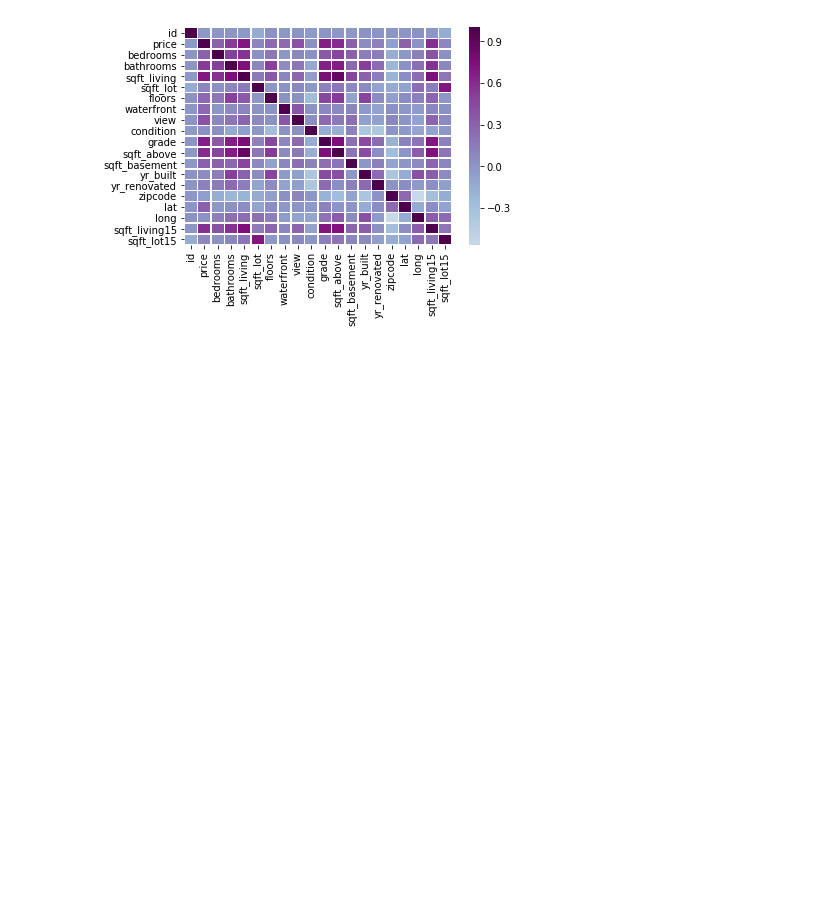
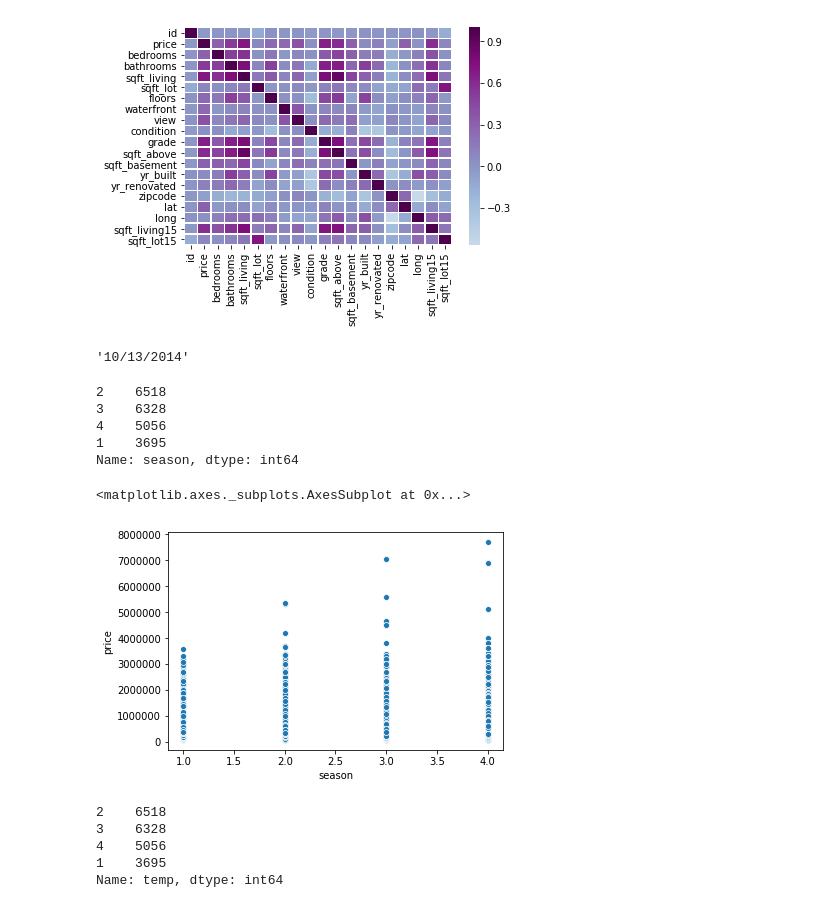
Before and after one commit to matt8955/Mod-1-project, a Jupyter notebook: minna_student.ipynb, the cells around one changed output. Drawn from its saved outputs; the diff is of its cells as text; code cells hidden in the pictures; blank space fills up the shorter version.

```diff
--- a/minna_student.ipynb
+++ b/minna_student.ipynb
@@ -765,3 +697,38 @@ import seaborn as sns
 sns.heatmap(df.corr(), center=0, linewidth = 0.5, cmap = 'BuPu');
 # %% [output]
 [figure]
+# %%
+df['date']
+# %% [output]
+'10/13/2014'
+# %%
+from datetime import datetime
+
+df['date'] =  pd.to_datetime(df['date'], format='%m/%d/%Y')
+df['month'] = df['date'].dt.month #made new column for months
+df['season'] = df.month.map(lambda x: (x%12+3)//3)
+
+df.season.value_counts()
+
+#print(df.season)
+# %% [output]
+2    6518
+3    6328
+4    5056
+1    3695
+Name: season, dtype: int64
+# %%
+
+#sns.boxplot(x=df.season, y=np.log(df.price)) #data=np.arrange())
+sns.scatterplot(x=df.season, y=df.price)
+# %% [output]
+<matplotlib.axes._subplots.AxesSubplot at 0x...>
+[figure, added]
+# %%
+df.temp.value_counts()
+# %% [output]
+2    6518
+3    6328
+4    5056
+1    3695
+Name: temp, dtype: int64
```
Also changed, not shown: parts of 17 cells of this notebook.
